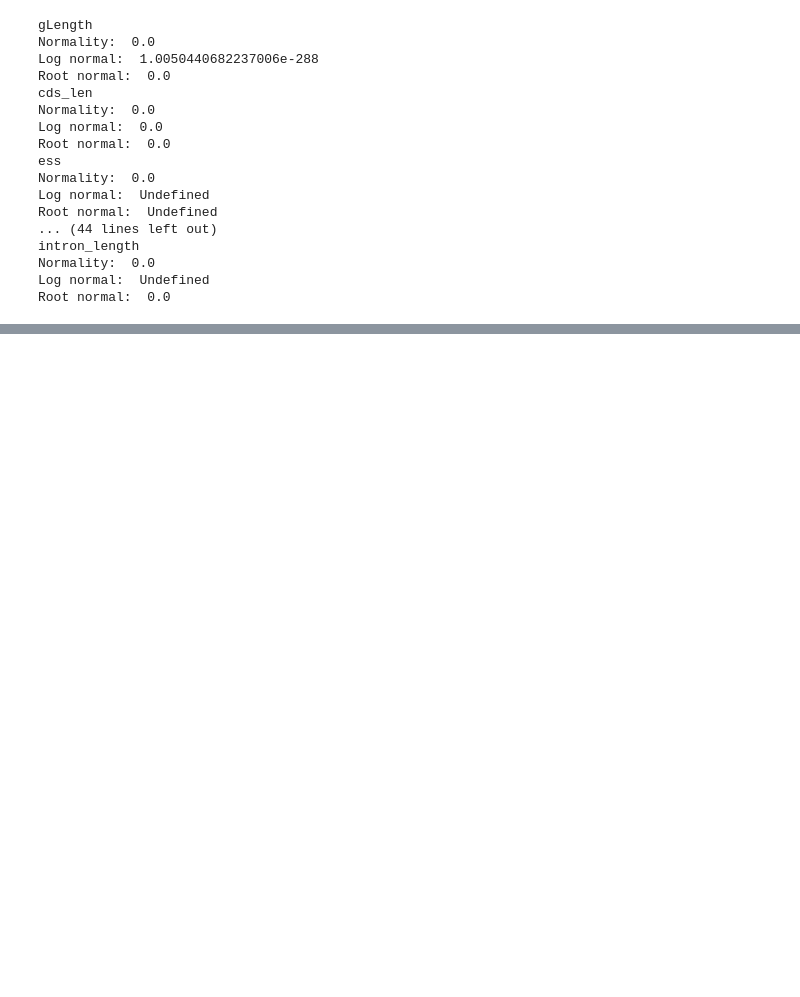
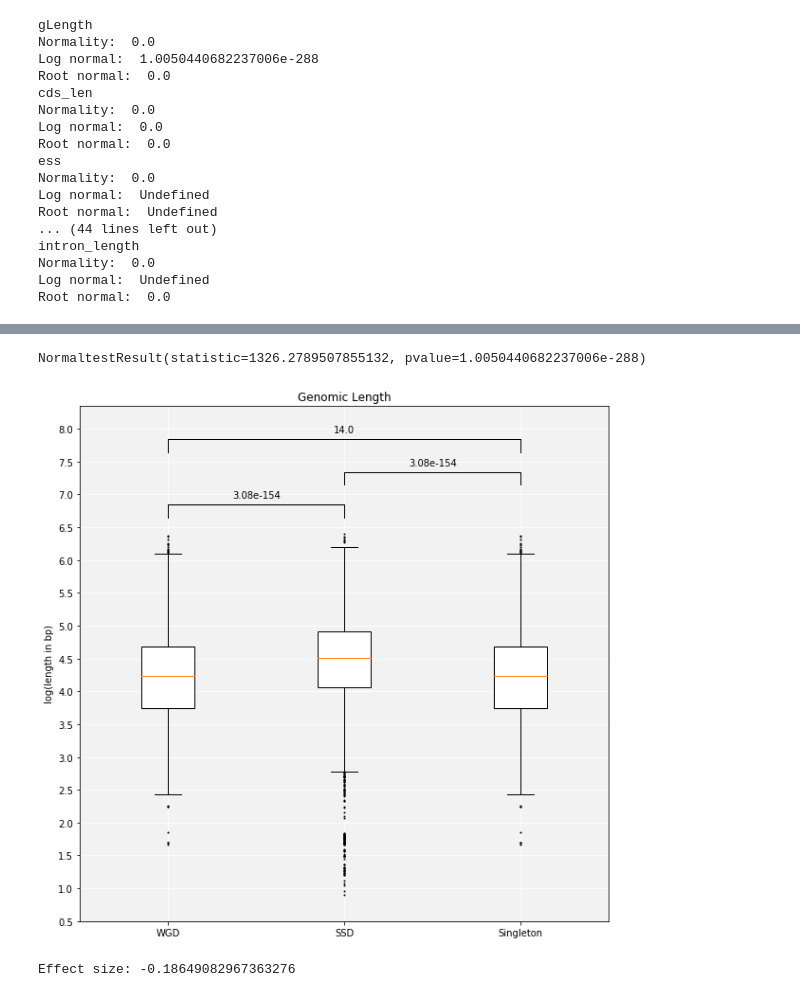
Before and after one commit to ZoeVance/data_cleaning_backup, a Jupyter notebook: Data_visualisation.ipynb, the cells around one changed output, grey strips where cells are left out. Cells and saved outputs as stored; diff of their text form; code cells hidden in the pictures; blank space fills up the shorter version.

```diff
--- a/Data_visualisation.ipynb
+++ b/Data_visualisation.ipynb
@@ -1384,0 +1388,14 @@ NormaltestResult(statistic=1326.2789507855132, pvalue=1.0050440682237006e-288)
+# %%
+box_plot_pvals(w_dom, s_dom, si_dom, 'Total number of Domains', 'Domains', 14, 'total_domains', stars=False, large_scale=True)
+# %% [output]
+NormaltestResult(statistic=1326.2789507855132, pvalue=1.0050440682237006e-288)
+# %%
+from math import log10
+cursor.execute('''SELECT gLength FROM gene_features WHERE dup_type == "SSD" OR dup_type == "WGD/SSD"''')
+SSD_yes = [log10(x[0]) for x in cursor.fetchall()]
+cursor.execute('''SELECT gLength FROM gene_features WHERE dup_type != "SSD" AND dup_type != "WGD/SSD"''')
+SSD_no = [log10(x[0]) for x in cursor.fetchall()]
+box_plot_pvals(SSD_yes, SSD_no, SSD_yes, 'Genomic Length', 'log(length in bp)', 14, 'SSD_length', stars=False, large_scale=False)
+# %% [output]
+[figure, added]
+Effect size: -0.18649082967363276
```
Also changed, not shown: parts of 33 cells of this notebook, 3 other files.
